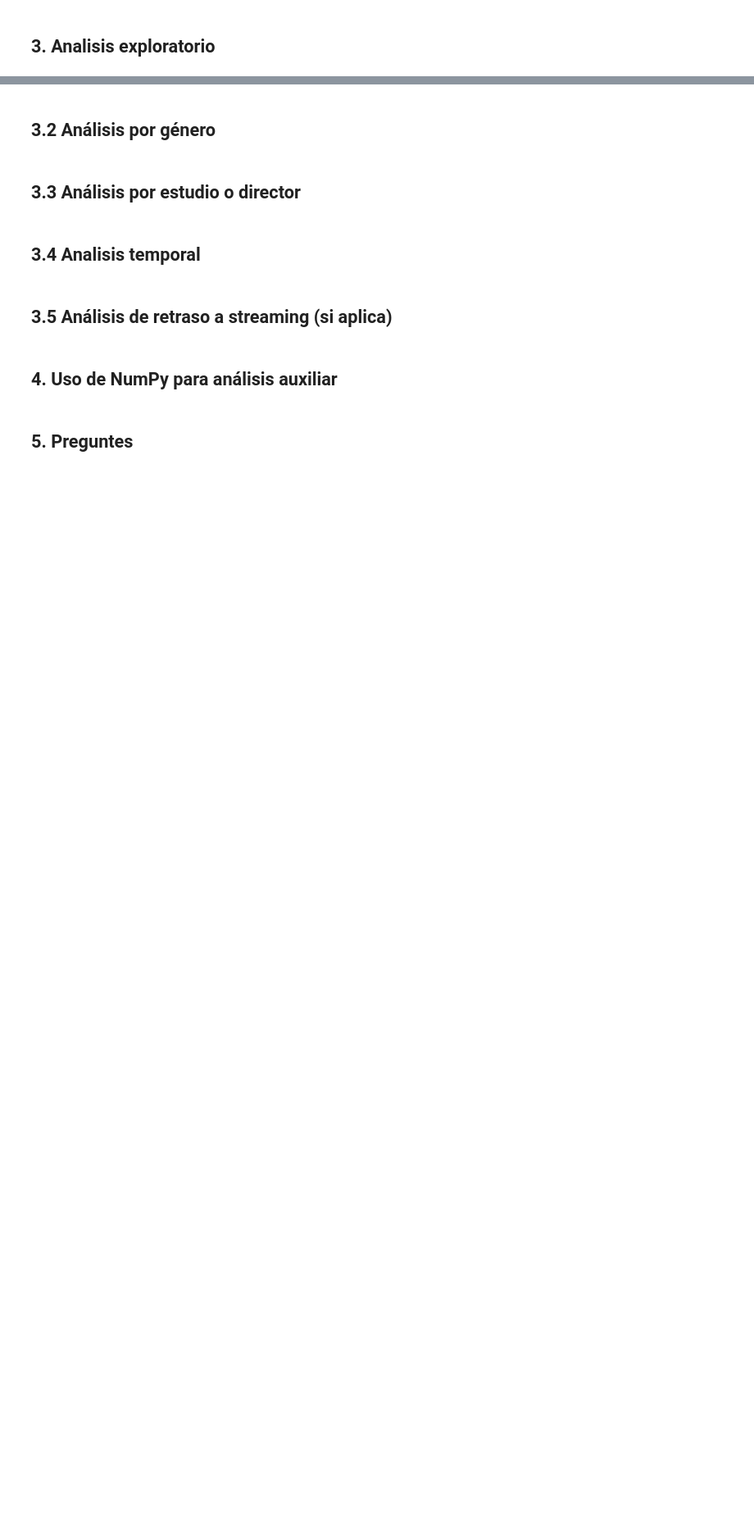
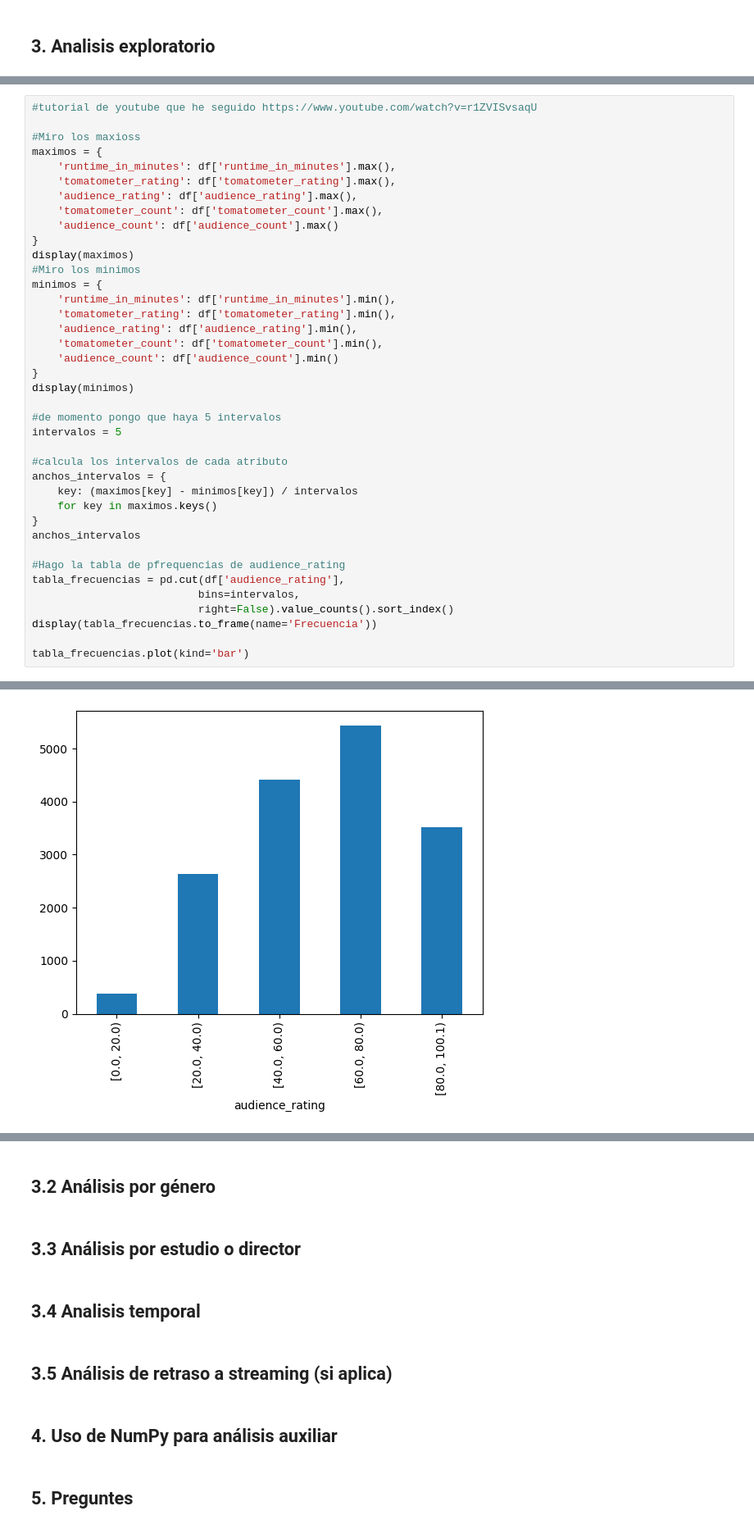
Before and after one commit to JoanMarcMM/RA2_AnalizarDataSet_RottenTomatoes_MarioJoanMarc, a Jupyter notebook: analisis/ficha.ipynb, the cells around one changed output, grey strips where cells are left out. Shown: that part at 82% size. Drawn from its saved outputs; the diff is of its cells as text; blank space fills up the shorter version.

```diff
--- a/analisis/ficha.ipynb
+++ b/analisis/ficha.ipynb
@@ -147,0 +157,40 @@ Tamaño tras eliminar duplicados: (16637, 17)
+# %%
+#tutorial de youtube que he seguido https://www.youtube.com/watch?v=r1ZVISvsaqU
+
+#Miro los maxioss
+maximos = {
+    'runtime_in_minutes': df['runtime_in_minutes'].max(),
+    'tomatometer_rating': df['tomatometer_rating'].max(),
+    'audience_rating': df['audience_rating'].max(),
+    'tomatometer_count': df['tomatometer_count'].max(),
+    'audience_count': df['audience_count'].max()
+}
+display(maximos)
+#Miro los minimos
+minimos = {
+    'runtime_in_minutes': df['runtime_in_minutes'].min(),
+    'tomatometer_rating': df['tomatometer_rating'].min(),
+    'audience_rating': df['audience_rating'].min(),
+    'tomatometer_count': df['tomatometer_count'].min(),
+    'audience_count': df['audience_count'].min()
+}
+display(minimos)
+
+#de momento pongo que haya 5 intervalos
+intervalos = 5
+
+#calcula los intervalos de cada atributo
+anchos_intervalos = {
+    key: (maximos[key] - minimos[key]) / intervalos
+    for key in maximos.keys()
+}
+anchos_intervalos
+
+#Hago la tabla de pfrequencias de audience_rating
+tabla_frecuencias = pd.cut(df['audience_rating'],
+                          bins=intervalos,
+                          right=False).value_counts().sort_index()
+display(tabla_frecuencias.to_frame(name='Frecuencia'))
+
+tabla_frecuencias.plot(kind='bar')
+# %% [output]
@@ -147,0 +215 @@ Tamaño tras eliminar duplicados: (16637, 17)
+[figure, added]
```
Also changed, not shown: parts of 5 cells of this notebook.
